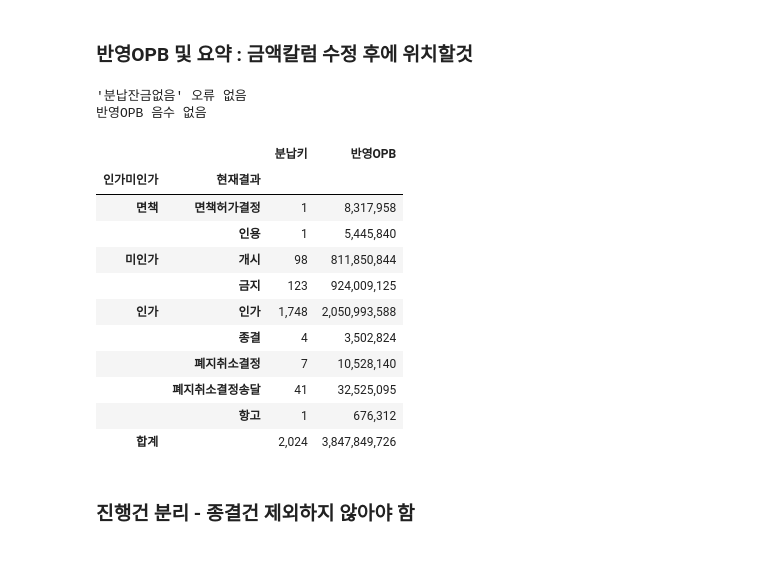
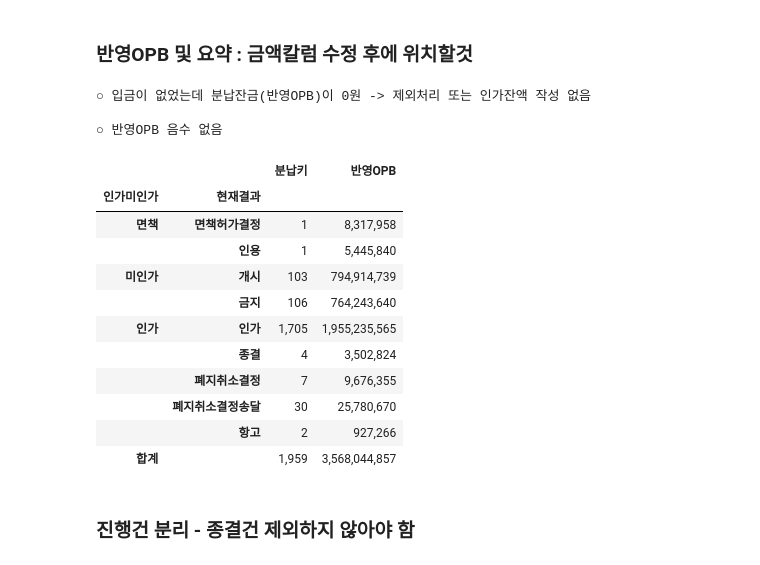
Before and after one commit to jbmyou/company_work, a Jupyter notebook: fileNaming/자산정리/1.전산_자산정리_개인회생_v2.ipynb, the cells around one changed output. Saved outputs shown, nothing was run; the diff lists cells and outputs as text; code cells hidden in the pictures.

```diff
--- a/fileNaming/자산정리/1.전산_자산정리_개인회생_v2.ipynb
+++ b/fileNaming/자산정리/1.전산_자산정리_개인회생_v2.ipynb
@@ -38,9 +38,9 @@ warnings.simplefilter("ignore")
 # 파일 읽기
 path_base = r"D:\3.자산\전산 dataset"
 ########################################################
-company = "대성"
-cutoff = "250929" # 폴더명
-previous_cutoff = "250831" #
+company = "솔림"
+cutoff = "250930" # 폴더명
+previous_cutoff = "250924" #
 previous_file = "미종결인가" # [개인회생새창 or 미종결인가] 241120 merge할 지난 달 인가건. 특정 칼럼이 없어서 오류나면 개인회생새창을 읽엇
 dc엑셀출력 = True    ###############
 ########################################################
@@ -1106,7 +1110,7 @@ if True :
     if company == "솔림" :
         중간회차분납키 = ["20136732", "20135994"] # 채무자키 : 20526255,20525355,20410378
     else : # 대성
-        중간회차분납키 = ["1340096", "1340097","1279403","1279438","1279516","1340117","1407088"]
+        중간회차분납키 = ["1340096", "1340097","1279403","1279438","1279516"]
 
     초회여부변경조건 = 인가건["분납키"].isin(중간회차분납키)
     인가건.loc[초회여부변경조건,["초회여부"]] = "중간"
@@ -1810,47 +1801,40 @@ functions.display_with_explain(raw_data.loc[연납건index,["채무자키","분
 # %%
 raw_data['반영OPB'] = np.where(raw_data["인가미인가"]=="인가", raw_data["총분납잔금"], raw_data["현재원금"] + raw_data["현재법비용"])
 # 240613이후 raw_data['반영OPB'] = np.where(raw_data['인가미인가'] == '인가', raw_data["총분납잔금"], raw_data["현재원금"] + raw_data["현재법비용"])
 # 240613이전 raw_data['반영OPB'] = np.where(raw_data['인가미인가'] == '인가', raw_data["총분납잔금"]-raw_data["초과입금"] , raw_data["현재원금"] + raw_data["현재법비용"])
 # OPB : 현재법비용 추가일 2024-04-03
 
 # 오류 확인 : 입금 없었는데, 분납잔금도 없는 건
 # 미인가라면 제외처리해야하고, 인가라면 인가잔액 적어줘야
 분납잔금없음 = raw_data.query('분납상태 == "진행" and 인가미인가.str.contains("인가|미인가") and ~상태및담당자.str.contains(@종료) \
     and ~상태및담당자.str.contains(@종결요청) & ~분납메모.str.contains("제외|통합") and 반영OPB==0 and 총분납입금==0')[기본조회칼럼 + 핵심금액칼럼]
 
 반영OPB음수 = raw_data.query('분납상태 == "진행" and 인가미인가.str.contains("인가|미인가") and ~상태및담당자.str.contains(@종료) \
     and ~상태및담당자.str.contains(@종결요청) & ~분납메모.str.contains("제외|통합") and 반영OPB<0')[기본조회칼럼 + 핵심금액칼럼]
-if len(분납잔금없음) > 0 :
-    print('입금이 없었는데 분납잔금(반영OPB)이 0원 -> 제외처리 또는 인가잔액 작성')
-    display(분납잔금없음)
-else :
-    print("'분납잔금없음' 오류 없음")
 
-if len(반영OPB음수) > 0 :
-    print('반영OPB 음수')
-    display(반영OPB음수)
-else :
-    print('반영OPB 음수 없음')
+functions.display_with_explain(분납잔금없음, '입금이 없었는데 분납잔금(반영OPB)이 0원 -> 제외처리 또는 인가잔액 작성')
+functions.display_with_explain(반영OPB음수, '반영OPB 음수')
 
 # 요약
 전체요약 = raw_data.query('분납상태=="진행"').groupby(['인가미인가','현재결과']).agg({'분납키':'count', '반영OPB':'sum'})
 전체요약.loc[("합계", ""), :] = 전체요약.sum()
 전체요약.applymap('{:,.0f}'.format)
 # %% [output]
-'분납잔금없음' 오류 없음
-반영OPB 음수 없음
+○ 입금이 없었는데 분납잔금(반영OPB)이 0원 -> 제외처리 또는 인가잔액 작성 없음
+
+○ 반영OPB 음수 없음
 |  |  | 분납키 | 반영OPB |
 | 인가미인가 | 현재결과 |  |  |
 | 면책 | 면책허가결정 | 1 | 8,317,958 |
 |  | 인용 | 1 | 5,445,840 |
-| 미인가 | 개시 | 98 | 811,850,844 |
-|  | 금지 | 123 | 924,009,125 |
-| 인가 | 인가 | 1,748 | 2,050,993,588 |
+| 미인가 | 개시 | 103 | 794,914,739 |
+|  | 금지 | 106 | 764,243,640 |
+| 인가 | 인가 | 1,705 | 1,955,235,565 |
 |  | 종결 | 4 | 3,502,824 |
-|  | 폐지취소결정 | 7 | 10,528,140 |
-|  | 폐지취소결정송달 | 41 | 32,525,095 |
-|  | 항고 | 1 | 676,312 |
-| 합계 |  | 2,024 | 3,847,849,726 |
+|  | 폐지취소결정 | 7 | 9,676,355 |
+|  | 폐지취소결정송달 | 30 | 25,780,670 |
+|  | 항고 | 2 | 927,266 |
+| 합계 |  | 1,959 | 3,568,044,857 |
 # %%
 # raw_data.loc[5041,"분납메모"] = "제외"
 # %% [markdown]
```
Also changed, not shown: parts of 25 cells of this notebook, 7 other files.
